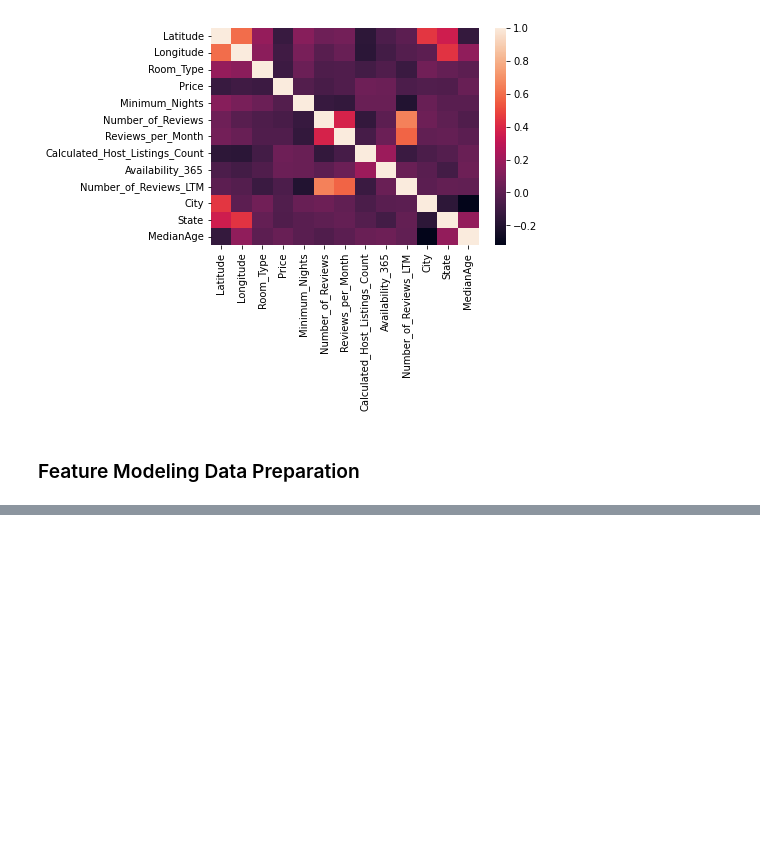
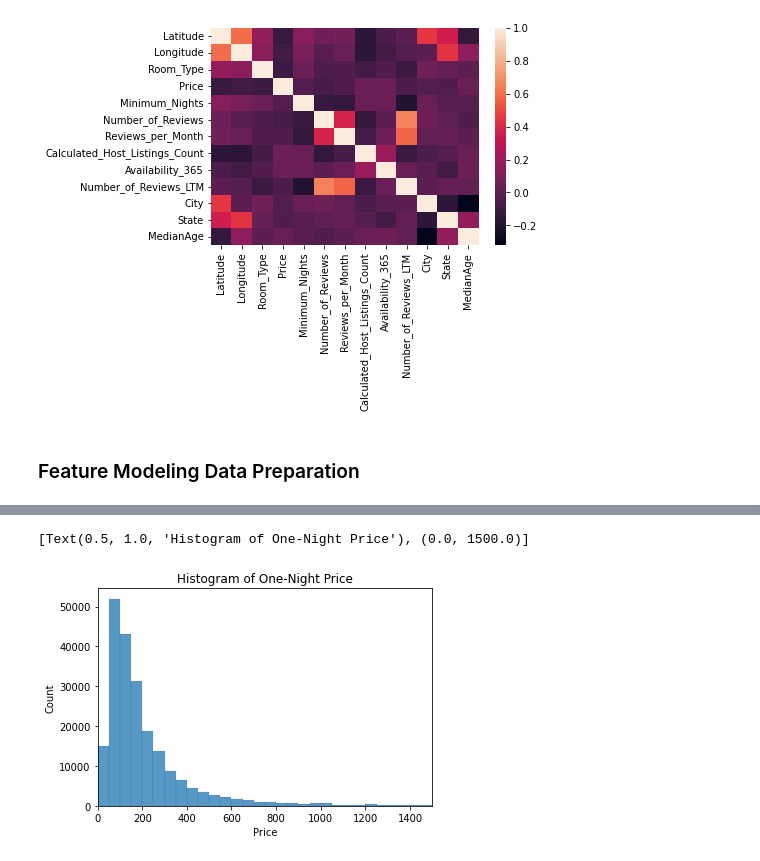
Before and after one commit to caroline-eggett/airbnb-price-predictor, a Jupyter notebook: descriptive_analytics.ipynb, the cells around one changed output, grey strips where cells are left out. Drawn from its saved outputs; the diff is of its cells as text; code cells hidden in the pictures; blank space fills up the shorter version.

```diff
--- a/descriptive_analytics.ipynb
+++ b/descriptive_analytics.ipynb
@@ -135,0 +159,8 @@ df = pd.concat([df, state], axis=0).drop('State', axis=1)
+# %%
+Price_Plot = sns.histplot(data = df_analysis, x = "Price", bins = 500)
+Price_Plot.set(title = "Histogram of One-Night Price", xlim=(0,1500))
+
+# Narrowing down the axis limits for visualization
+# %% [output]
+[Text(0.5, 1.0, 'Histogram of One-Night Price'), (0.0, 1500.0)]
+[figure, added]
```
Also changed, not shown: parts of 6 cells of this notebook.
